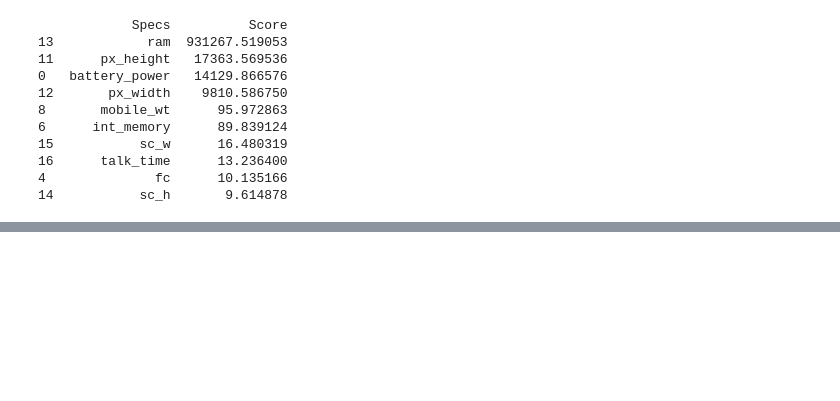
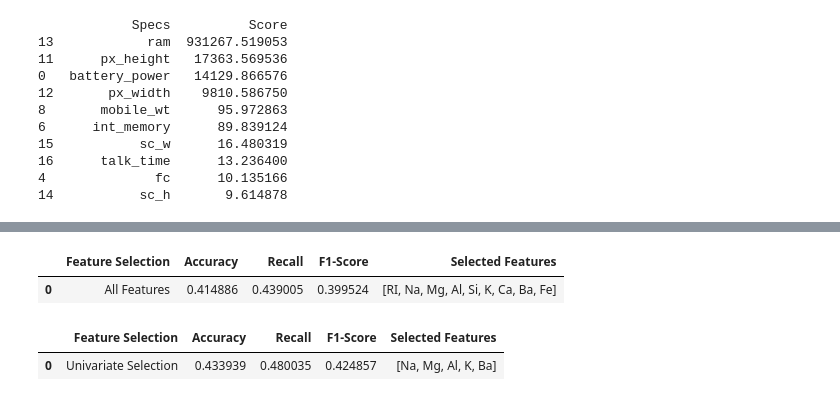
Before and after one commit to yukiroow/data-mining-acts, a Jupyter notebook: mid_act1.ipynb, the cells around one changed output, grey strips where cells are left out. Saved outputs shown, nothing was run; the diff lists cells and outputs as text; code cells hidden in the pictures; blank space fills up the shorter version.

```diff
--- a/mid_act1.ipynb
+++ b/mid_act1.ipynb
@@ -74,0 +142,66 @@ g=sns.heatmap(data[top_corr_features].corr(),annot=True,cmap="RdYlGn")
+# %%
+from sklearn.model_selection import StratifiedKFold, cross_val_score
+from imblearn.pipeline import Pipeline as ImbPipeline
+from sklearn.model_selection import cross_validate
+from sklearn.naive_bayes import GaussianNB
+from sklearn.feature_selection import SelectKBest
+from sklearn.ensemble import ExtraTreesClassifier
+
+# 2. Cross-Validation Setup
+n_splits = 8
+cv = StratifiedKFold(n_splits=n_splits, shuffle=True, random_state=10)
+X, y = glass_processed.drop(labels=["type"], axis=1), glass['type']
+# %%
+from sklearn.preprocessing import StandardScaler
+
+# All Features Model
+model = ImbPipeline([
+    ('scaler', StandardScaler()),
+    ('model', GaussianNB())
+])
+
+scores = cross_validate(
+    model, X, y, cv=8, scoring=('accuracy', 'recall_macro', 'f1_macro')
+)
+results = pd.DataFrame({'Feature Selection': ['All Features'],
+                            'Accuracy': [np.mean(scores['test_accuracy'])],
+                            'Recall': [np.mean(scores['test_recall_macro'])],
+                            'F1-Score': [np.mean(scores['test_f1_macro'])],
+                            'Selected Features': [feature_names]
+                            })
+results
+# %% [output]
+|  | Feature Selection | Accuracy | Recall | F1-Score | Selected Features |
+| 0 | All Features | 0.414886 | 0.439005 | 0.399524 | [RI, Na, Mg, Al, Si, K, Ca, Ba, Fe] |
+# %%
+from sklearn.feature_selection import VarianceThreshold, f_classif
+
+# Univariate Model
+model = ImbPipeline([
+    ('scaler', StandardScaler()),
+    ('variance', VarianceThreshold(threshold=0.01)),
+    ('kbest', SelectKBest(score_func=f_classif, k=5)),
+    ('model', GaussianNB())
+])
+
+scores = cross_validate(
+    model, X, y, cv=8, scoring=('accuracy', 'recall_macro', 'f1_macro')
+)
+
+model.fit(X, y)
+kbest = model.named_steps['kbest']
+variance = model.named_steps['variance']
+mask = variance.get_support()
+selected_uni = np.array(feature_names)[mask][kbest.get_support()].tolist()
+
+temp_result = pd.DataFrame({'Feature Selection': ['Univariate Selection'],
+                            'Accuracy': [np.mean(scores['test_accuracy'])],
+                            'Recall': [np.mean(scores['test_recall_macro'])],
+                            'F1-Score': [np.mean(scores['test_f1_macro'])],
+                            'Selected Features': [selected_uni]
+                            })
+results = pd.concat([results, temp_result])
+temp_result
+# %% [output]
+|  | Feature Selection | Accuracy | Recall | F1-Score | Selected Features |
+| 0 | Univariate Selection | 0.433939 | 0.480035 | 0.424857 | [Na, Mg, Al, K, Ba] |
```
Also changed, not shown: parts of 14 cells of this notebook, 1 other file.
